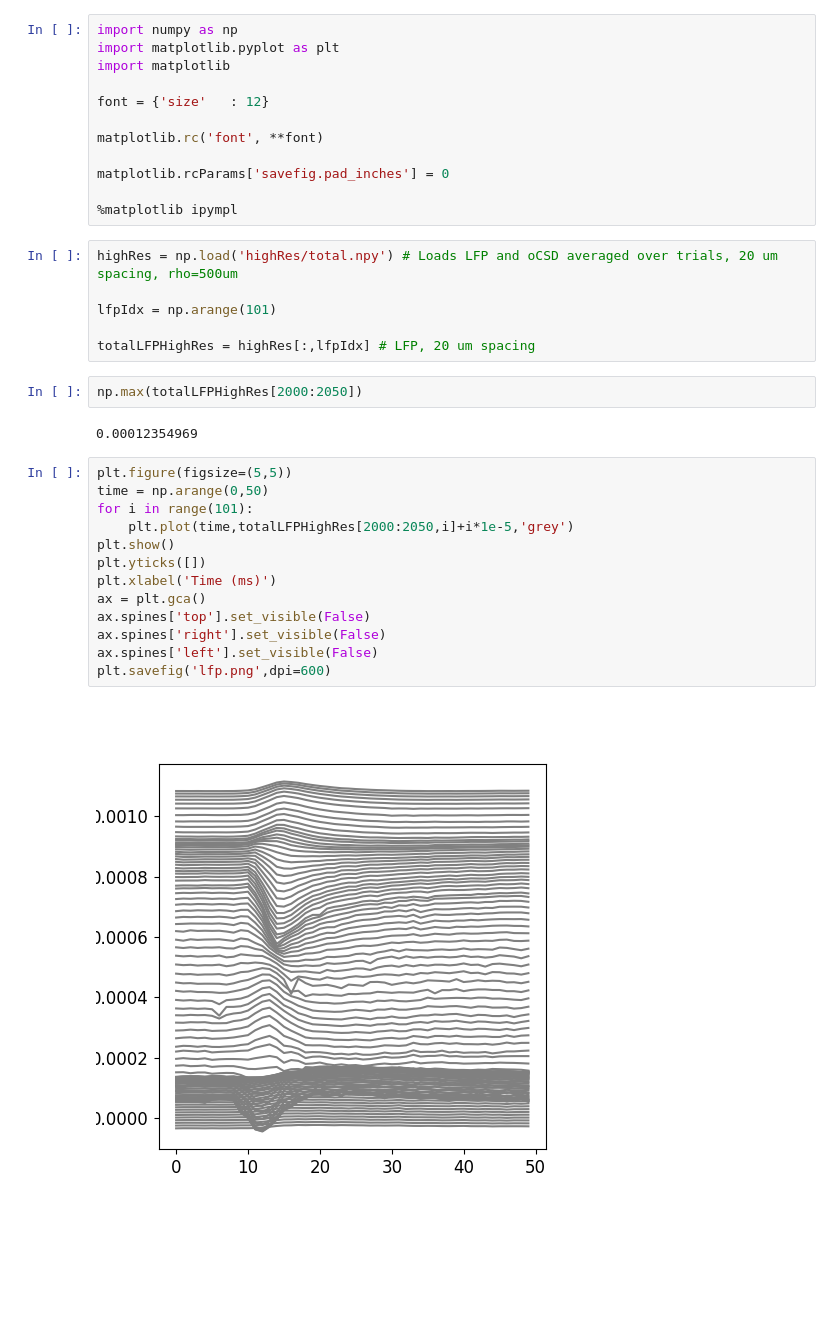
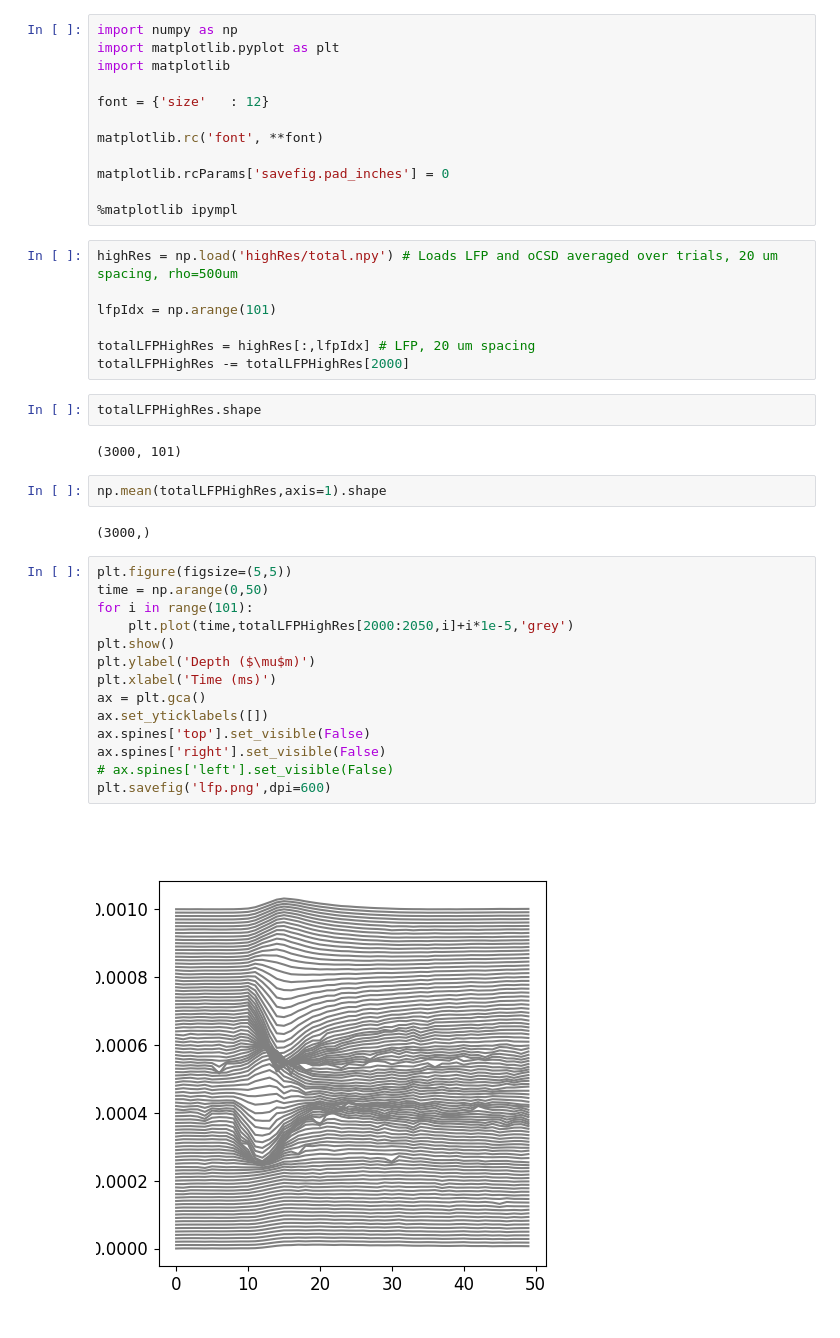
Before and after one commit to joseph-tharayil/csd_paper, a Jupyter notebook: plotLFP.ipynb, the cells around one changed output. Saved outputs shown, nothing was run; the diff lists cells and outputs as text; blank space fills up the shorter version.

Commit message:
Updates plots of LFP

```diff
--- a/plotLFP.ipynb
+++ b/plotLFP.ipynb
@@ -16,22 +16,28 @@ highRes = np.load('highRes/total.npy') # Loads LFP and oCSD averaged over trials
 lfpIdx = np.arange(101)
 
 totalLFPHighRes = highRes[:,lfpIdx] # LFP, 20 um spacing
+totalLFPHighRes -= totalLFPHighRes[2000]
+# %%
+totalLFPHighRes.shape
+# %% [output]
+(3000, 101)
 # %%
-np.max(totalLFPHighRes[2000:2050])
+np.mean(totalLFPHighRes,axis=1).shape
 # %% [output]
-0.00012354969
+(3000,)
 # %%
 plt.figure(figsize=(5,5))
 time = np.arange(0,50)
 for i in range(101):
     plt.plot(time,totalLFPHighRes[2000:2050,i]+i*1e-5,'grey')
 plt.show()
-plt.yticks([])
+plt.ylabel('Depth ($\mu$m)')
 plt.xlabel('Time (ms)')
 ax = plt.gca()
+ax.set_yticklabels([])
 ax.spines['top'].set_visible(False)
 ax.spines['right'].set_visible(False)
-ax.spines['left'].set_visible(False)
+# ax.spines['left'].set_visible(False)
 plt.savefig('lfp.png',dpi=600)
 # %% [output]
-[figure, old version]
+[figure, new version]
```
